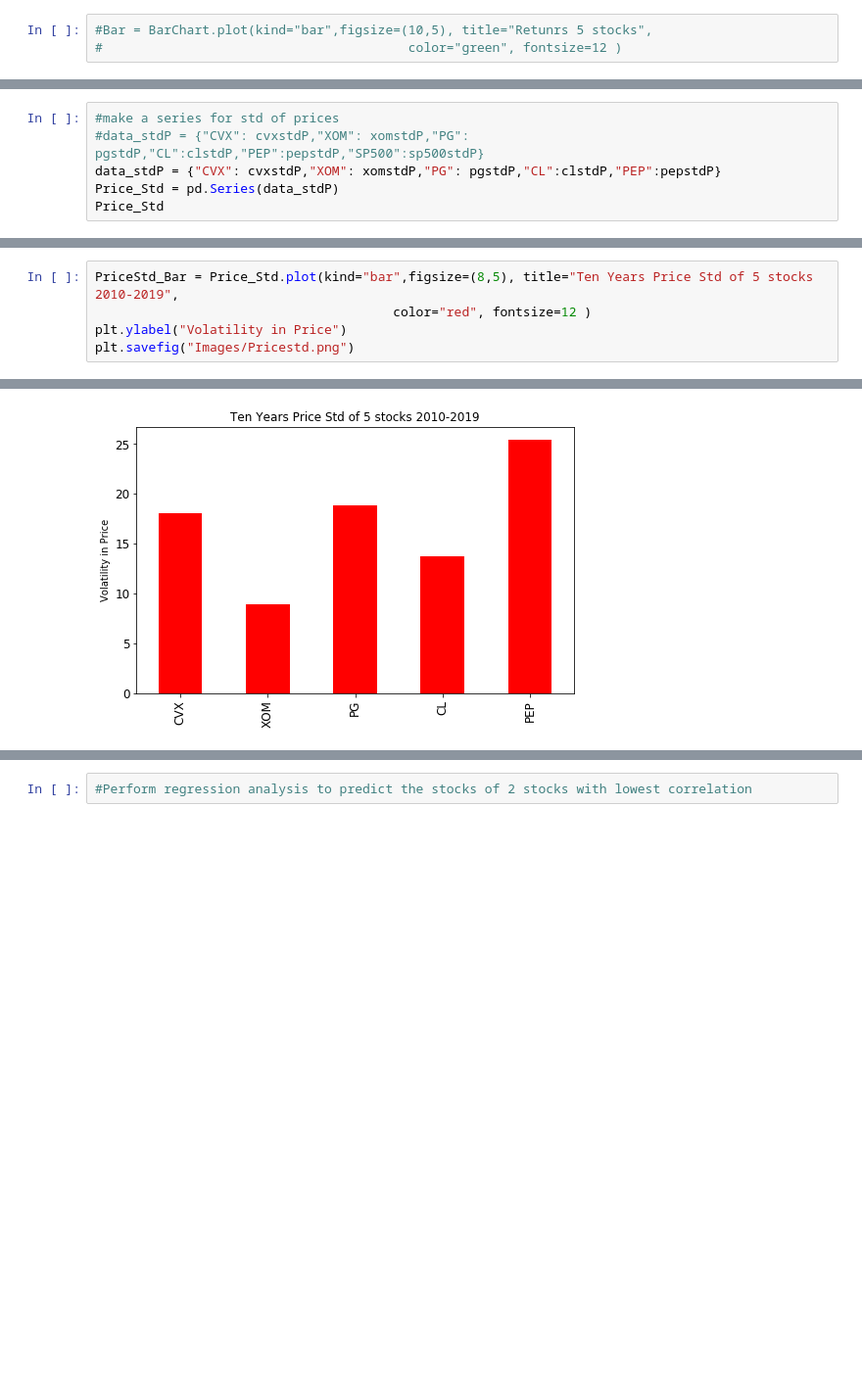
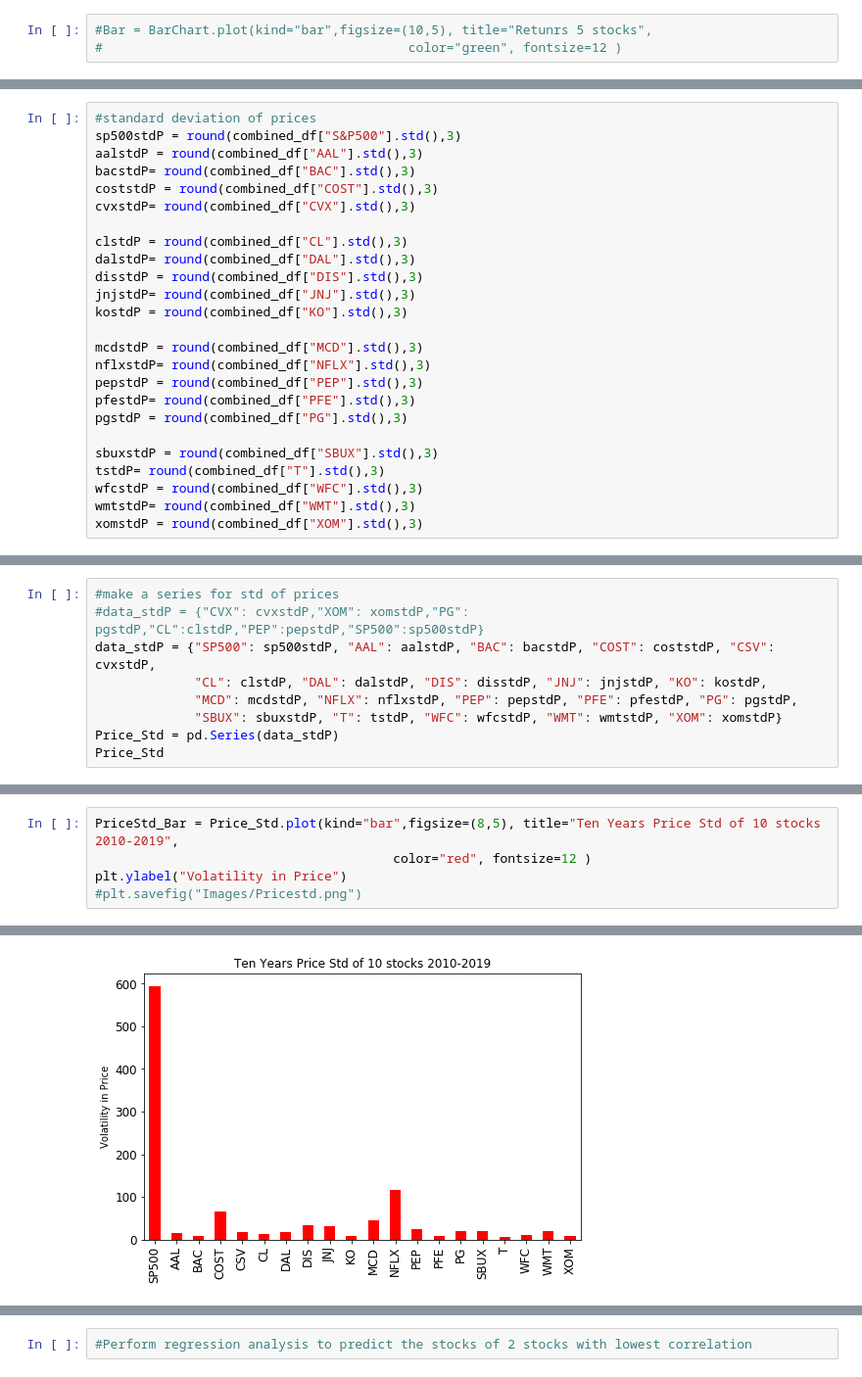
Before and after one commit to claybeaver/Group9_Project1, a Jupyter notebook: Final_notebook.ipynb, the cells around one changed output, grey strips where cells are left out. Shown at 98% size. Drawn from its saved outputs; the diff is of its cells as text; blank space fills up the shorter version.

```diff
--- a/Final_notebook.ipynb
+++ b/Final_notebook.ipynb
@@ -245 +335,26 @@ sp500stdP = round(sp500_clean_df["SP500"].std(),3)
+# %%
+#standard deviation of prices
+sp500stdP = round(combined_df["S&P500"].std(),3)
+aalstdP = round(combined_df["AAL"].std(),3)
+bacstdP= round(combined_df["BAC"].std(),3)
+coststdP = round(combined_df["COST"].std(),3)
+cvxstdP= round(combined_df["CVX"].std(),3)
+
+clstdP = round(combined_df["CL"].std(),3)
+dalstdP= round(combined_df["DAL"].std(),3)
+disstdP = round(combined_df["DIS"].std(),3)
+jnjstdP= round(combined_df["JNJ"].std(),3)
+kostdP = round(combined_df["KO"].std(),3)
+
+mcdstdP = round(combined_df["MCD"].std(),3)
+nflxstdP= round(combined_df["NFLX"].std(),3)
+pepstdP = round(combined_df["PEP"].std(),3)
+pfestdP= round(combined_df["PFE"].std(),3)
+pgstdP = round(combined_df["PG"].std(),3)
+
+sbuxstdP = round(combined_df["SBUX"].std(),3)
+tstdP= round(combined_df["T"].std(),3)
+wfcstdP = round(combined_df["WFC"].std(),3)
+wmtstdP= round(combined_df["WMT"].std(),3)
+xomstdP = round(combined_df["XOM"].std(),3)
 # %%
@@ -279,7 +411,10 @@ stddevP
 # %%
 #make a series for std of prices
 #data_stdP = {"CVX": cvxstdP,"XOM": xomstdP,"PG": pgstdP,"CL":clstdP,"PEP":pepstdP,"SP500":sp500stdP}
-data_stdP = {"CVX": cvxstdP,"XOM": xomstdP,"PG": pgstdP,"CL":clstdP,"PEP":pepstdP}
+data_stdP = {"SP500": sp500stdP, "AAL": aalstdP, "BAC": bacstdP, "COST": coststdP, "CSV": cvxstdP,
+             "CL": clstdP, "DAL": dalstdP, "DIS": disstdP, "JNJ": jnjstdP, "KO": kostdP,
+             "MCD": mcdstdP, "NFLX": nflxstdP, "PEP": pepstdP, "PFE": pfestdP, "PG": pgstdP,
+             "SBUX": sbuxstdP, "T": tstdP, "WFC": wfcstdP, "WMT": wmtstdP, "XOM": xomstdP}
 Price_Std = pd.Series(data_stdP)
 Price_Std
 # %% [output]
@@ -291,7 +437,7 @@ PEP    25.429
 dtype: float64
 # %%
-PriceStd_Bar = Price_Std.plot(kind="bar",figsize=(8,5), title="Ten Years Price Std of 5 stocks 2010-2019",
+PriceStd_Bar = Price_Std.plot(kind="bar",figsize=(8,5), title="Ten Years Price Std of 10 stocks 2010-2019",
                                        color="red", fontsize=12 )
 plt.ylabel("Volatility in Price")
-plt.savefig("Images/Pricestd.png")
+#plt.savefig("Images/Pricestd.png")
 # %% [output]
@@ -298,4 +445,4 @@ plt.savefig("Images/Pricestd.png")
-[figure, old version]
+[figure, new version]
 # %%
 #Correlation Matrix ...a measure linear relationship between 2 variable..the effect of a change in one
 #variable on the other variable
```
Also changed, not shown: parts of 39 cells of this notebook.
